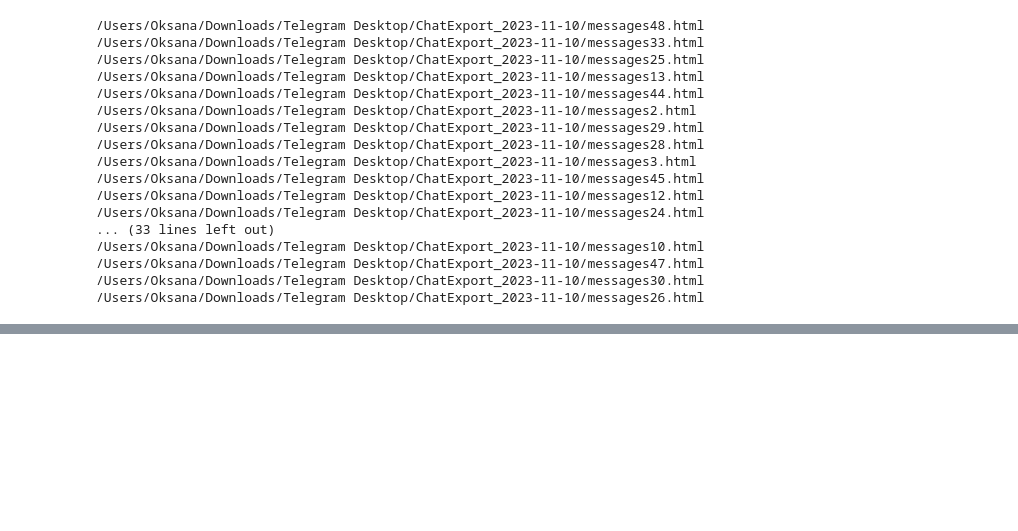
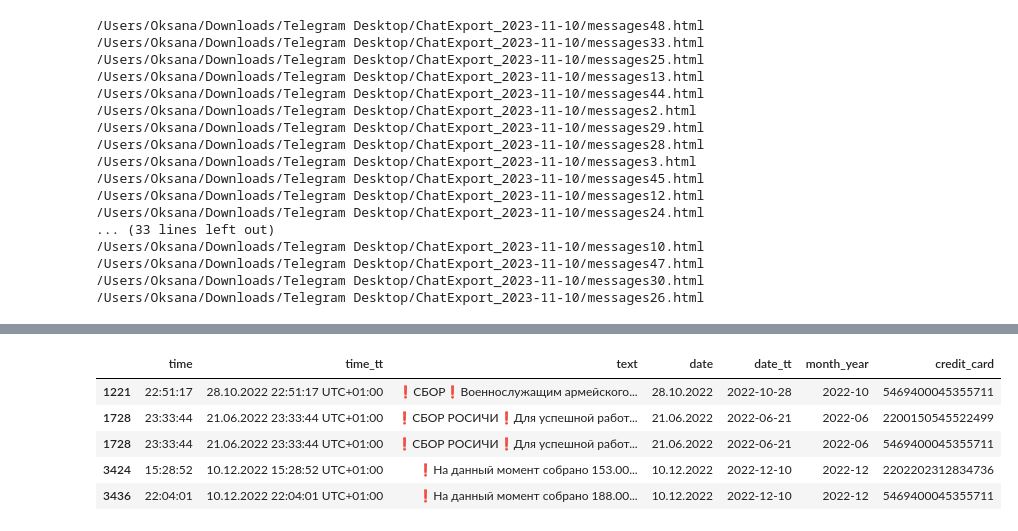
Before and after one commit to Okssana/telegram-api, a Jupyter notebook: chat_Rosich.ipynb, the cells around one changed output, grey strips where cells are left out. Cells and saved outputs as stored; diff of their text form; code cells hidden in the pictures; blank space fills up the shorter version.

```diff
--- a/chat_Rosich.ipynb
+++ b/chat_Rosich.ipynb
@@ -216,3 +169,0 @@ df
-# %%
-# filter by empty crypto column
-df = df[df['crypto'].map(len) > 0]
@@ -239,12 +169,0 @@ df
-# %%
-# split credit card values by rows
-df_banks = df.drop(columns=['crypto'])
-df = df[df['credit_card'].map(len) > 0]
-
-df_banks = df_banks.explode('credit_card')
-
-
-# remove white spaces from credit card numbers
-df_banks['credit_card'] = df_banks['credit_card'].str.replace(' ', '')
-df_banks.to_csv('chat_Rosich_banksA_v2.csv', index=False, encoding='utf-8', sep=';')
-df_banks
@@ -265,5 +169,0 @@ df_banks
-# %%
-# split time_tt to date and time
-df['date'] = df['time_tt'].str.split(' ').str[0]
-df['time'] = df['time_tt'].str.split(' ').str[1]
-df
@@ -295,0 +170,41 @@ KeyError: 'month_year'
+# %%
+### PREPARE DATA ###
+# make a copy of the dataframe
+df_copy = df.copy()
+
+# a columb to look for credit card numbers
+df_copy['credit_card'] = df_copy['text'].str.findall(r'\b\d{4} \d{4} \d{4} \d{4}\b')
+
+# combine columns with crypto into one column
+df_copy['crypto'] = df_copy['crypto_bitcoin'] + df_copy['crypto_bitcoin_cash'] + df_copy['crypto_bitcoin2'] + df_copy['crypto_ethereum'] + df_copy['crypto_litecoin'] + df_copy['crypto_dash'] + df_copy['crypto_ripple'] + df_copy['crypto_monero'] + df_copy['crypto_nem'] + df_copy['crypto_neo'] + df_copy['crypto_iota'] + df_copy['crypto_zcash'] + df_copy['crypto_dogecoin'] + df_copy['crypto_binance'] + df_copy['crypto_cardano'] + df_copy['crypto_tether'] + df_copy['crypto_stellar'] + df_copy['crypto_tron'] + df_copy['crypto_eos']
+
+# deselect crypto columns
+df_copy = df_copy.drop(columns=['crypto_bitcoin', 'crypto_bitcoin_cash', 'crypto_bitcoin2', 'crypto_ethereum', 'crypto_litecoin', 'crypto_dash', 'crypto_ripple', 'crypto_monero', 'crypto_nem', 'crypto_neo', 'crypto_iota', 'crypto_zcash', 'crypto_dogecoin', 'crypto_binance', 'crypto_cardano', 'crypto_tether', 'crypto_stellar', 'crypto_tron', 'crypto_eos'])
+
+
+### CRYPTO WALLET ADDRESSES ###
+# Filter by an empty crypto column
+df_crypto = df_copy[df_copy['crypto'].map(len) > 0]
+
+# split crypto values by rows. One row - one crypto address
+df_crypto = df_crypto.explode('crypto')
+df_crypto.to_csv('chat_cryptoWallets.csv', index=False, encoding='utf-8', sep=';')
+df_crypto.head(5)
+
+### BANK ACCOUNTS ###
+# split credit card values by rows
+df_banks = df_copy.drop(columns=['crypto'])
+df_banks = df_banks[df_banks['credit_card'].map(len) > 0]
+df_banks = df_banks.explode('credit_card')
+
+# remove white spaces from credit card numbers
+df_banks['credit_card'] = df_banks['credit_card'].str.replace(' ', '')
+df_banks.to_csv('chat_bankAccounts.csv', index=False, encoding='utf-8', sep=';')
+df_banks.head(5)
+# %% [output]
+|  | time | time_tt | text | date | date_tt | month_year | credit_card |
+| 1221 | 22:51:17 | 28.10.2022 22:51:17 UTC+01:00 | ❗️СБОР❗️Военнослужащим армейского... | 28.10.2022 | 2022-10-28 | 2022-10 | 5469400045355711 |
+| 1728 | 23:33:44 | 21.06.2022 23:33:44 UTC+01:00 | ❗️СБОР РОСИЧИ❗️Для успешной работ... | 21.06.2022 | 2022-06-21 | 2022-06 | 2200150545522499 |
+| 1728 | 23:33:44 | 21.06.2022 23:33:44 UTC+01:00 | ❗️СБОР РОСИЧИ❗️Для успешной работ... | 21.06.2022 | 2022-06-21 | 2022-06 | 5469400045355711 |
+| 3424 | 15:28:52 | 10.12.2022 15:28:52 UTC+01:00 | ❗️На данный момент собрано 153.00... | 10.12.2022 | 2022-12-10 | 2022-12 | 2202202312834736 |
+| 3436 | 22:04:01 | 10.12.2022 22:04:01 UTC+01:00 | ❗️На данный момент собрано 188.00... | 10.12.2022 | 2022-12-10 | 2022-12 | 5469400045355711 |
```
Also changed, not shown: parts of 14 cells of this notebook.
